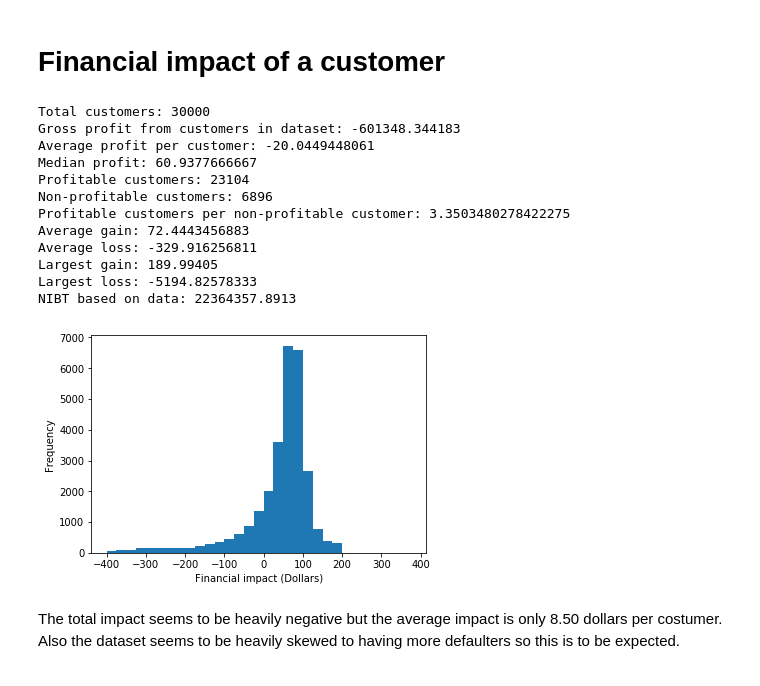
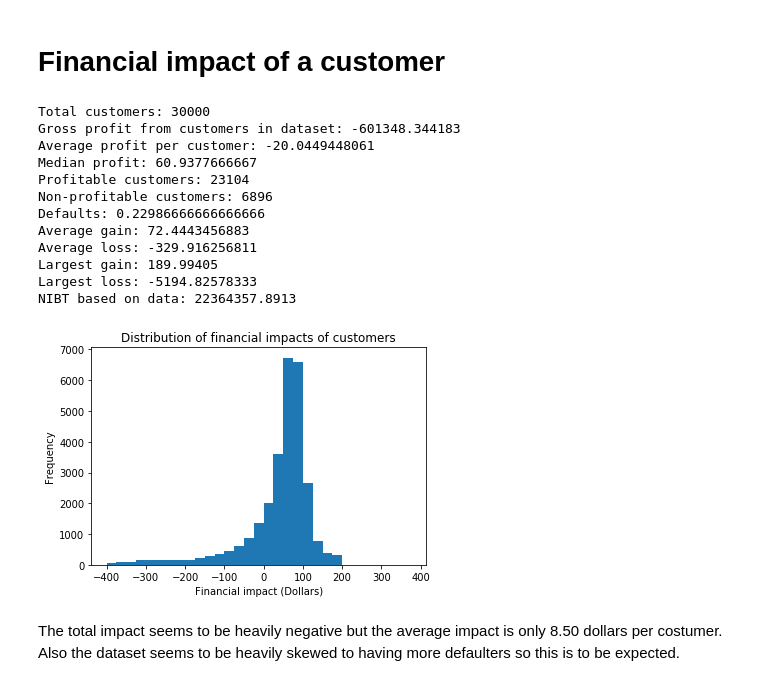
Before and after one commit to Stippos/ORSeminar, a Jupyter notebook: Results.ipynb, the cells around one changed output. Drawn from its saved outputs; the diff is of its cells as text; code cells hidden in the pictures.

```diff
--- a/Results.ipynb
+++ b/Results.ipynb
@@ -352,21 +352,22 @@ def keyValues(dataset, collectEff, bias):
     print("NIBT based on data: " + str(sum(impacts) / len(dataset) * scaledActiveCards + 75 * (scaledTotalCards - scaledActiveCards)))
 # %%
 keyValues(data_na, collectionEfficiency, defaultBiasModifier)
-plt.savefig("totalfinacialstats.pdf")
+plt.title("Distribution of financial impacts of customers")
+plt.savefig("totalfinacialstats.png", dpi = 300)
 # %% [output]
 Total customers: 30000
 Gross profit from customers in dataset: -601348.344183
 Average profit per customer: -20.0449448061
 Median profit: 60.9377666667
 Profitable customers: 23104
 Non-profitable customers: 6896
-Profitable customers per non-profitable customer: 3.3503480278422275
+Defaults: 0.22986666666666666
 Average gain: 72.4443456883
 Average loss: -329.916256811
 Largest gain: 189.99405
 Largest loss: -5194.82578333
 NIBT based on data: 22364357.8913
-[figure, old version]
+[figure, new version]
 # %% [markdown]
 The total impact seems to be heavily negative but the average impact is only 8.50 dollars per costumer. Also the dataset seems to be heavily skewed to having more defaulters so this is to be expected.
 # %%
```
Also changed, not shown: parts of 12 cells of this notebook, 11 other files.
